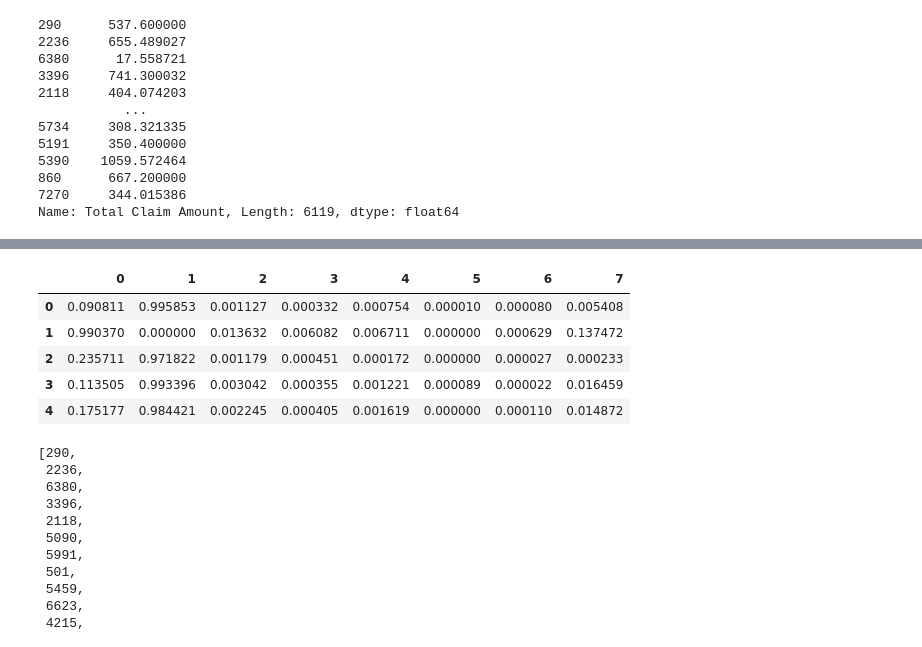
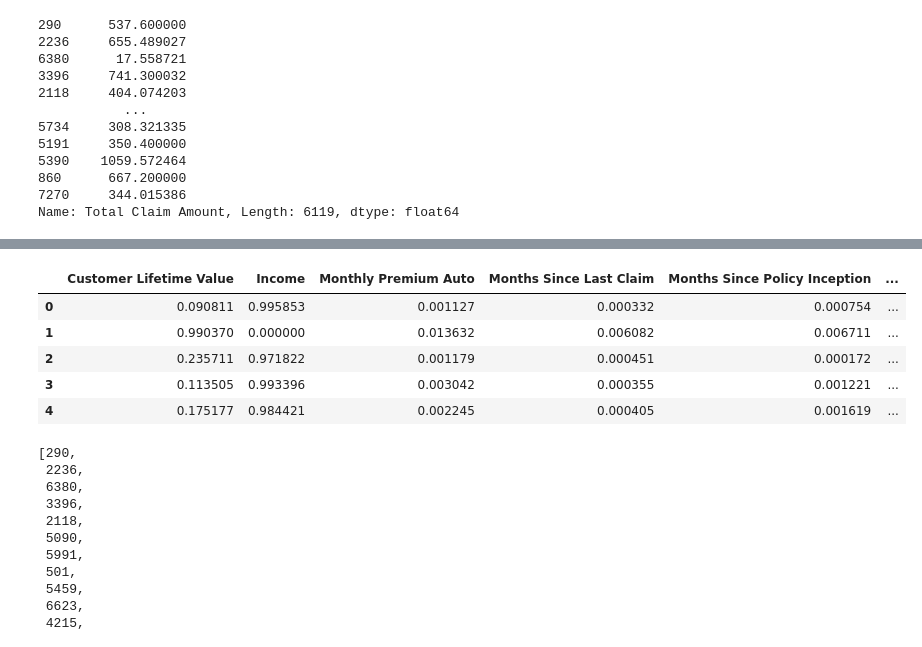
Before and after one commit to SDBrugman/lab-customer-analysis-final-round, a Jupyter notebook: lab-customer-analysis-final-round.ipynb, the cells around one changed output, grey strips where cells are left out. Cells and saved outputs as stored; diff of their text form; code cells hidden in the pictures.

```diff
--- a/lab-customer-analysis-final-round.ipynb
+++ b/lab-customer-analysis-final-round.ipynb
@@ -145,7 +161,15 @@ df.describe(include=[np.object]).T
 #Define variables for numericals, categoricals and ordinals
 df_num = df.select_dtypes(include = np.number)
 df_cat = df[['State','Response','Employment Status','Gender','Location Code','Policy Type','Policy','Renew Offer Type','Sales Channel','Vehicle Class']]
-df_ord = df[['Coverage','Education','Vehicle Size']] # should have an order
+#df_ord = df[['Coverage','Education','Vehicle Size']] # should have an order
+coverage_dict = {'Basic':0,'Extended':1,'Premium':2}
+df.Coverage = df.Coverage.map(coverage_dict)
+
+education_dict = {'High School or Below': 0, 'College':1, 'Bachelor':2,'Master':3,'Doctor':4}
+df.Education  = df.Education.map(education_dict)
+
+vehicle_dict = {'Small':0,'Medsize':1,'Large':2 }
+df['Vehicle Size'] = df['Vehicle Size'].map(vehicle_dict)
 #data_num.head()
 #df_cat.head()
 #data_ord.head()
@@ -270,13 +319,14 @@ df_num_test_df.head()
 # %%
 #Show the normalized train data
+df_num_train_df.columns = df_num.columns
 df_num_train_df.head()
 # %% [output]
-|  | 0 | 1 | 2 | 3 | 4 | 5 | 6 | 7 |
-| 0 | 0.090811 | 0.995853 | 0.001127 | 0.000332 | 0.000754 | 0.000010 | 0.000080 | 0.005408 |
-| 1 | 0.990370 | 0.000000 | 0.013632 | 0.006082 | 0.006711 | 0.000000 | 0.000629 | 0.137472 |
-| 2 | 0.235711 | 0.971822 | 0.001179 | 0.000451 | 0.000172 | 0.000000 | 0.000027 | 0.000233 |
-| 3 | 0.113505 | 0.993396 | 0.003042 | 0.000355 | 0.001221 | 0.000089 | 0.000022 | 0.016459 |
-| 4 | 0.175177 | 0.984421 | 0.002245 | 0.000405 | 0.001619 | 0.000000 | 0.000110 | 0.014872 |
+|  | Customer Lifetime Value | Income | Monthly Premium Auto | Months Since Last Claim | Months Since Policy Inception | ... |
+| 0 | 0.090811 | 0.995853 | 0.001127 | 0.000332 | 0.000754 | ... |
+| 1 | 0.990370 | 0.000000 | 0.013632 | 0.006082 | 0.006711 | ... |
+| 2 | 0.235711 | 0.971822 | 0.001179 | 0.000451 | 0.000172 | ... |
+| 3 | 0.113505 | 0.993396 | 0.003042 | 0.000355 | 0.001221 | ... |
+| 4 | 0.175177 | 0.984421 | 0.002245 | 0.000405 | 0.001619 | ... |
 # %%
 #Show the list of the train numerical data
 list(x_train_num.index.values)
```
Also changed, not shown: parts of 23 cells of this notebook.
